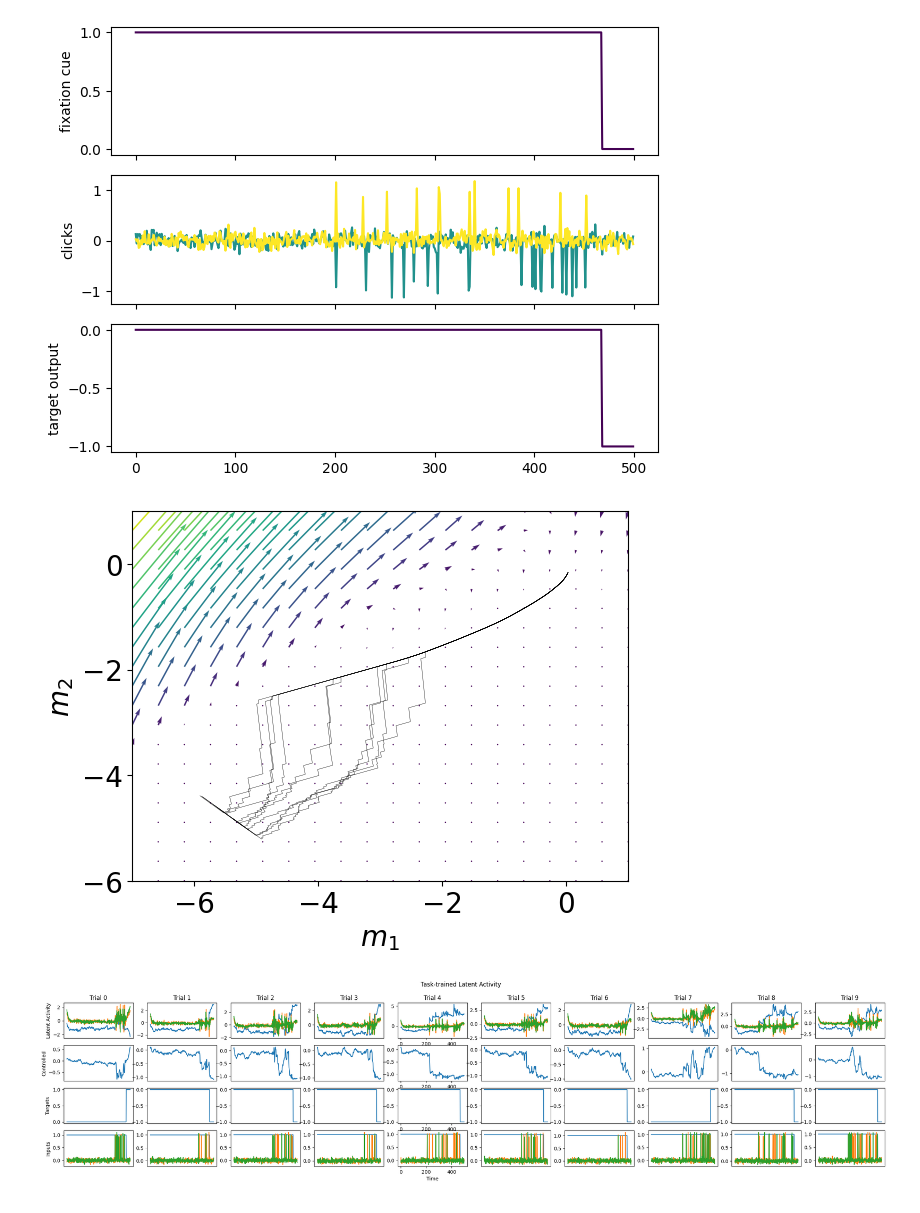
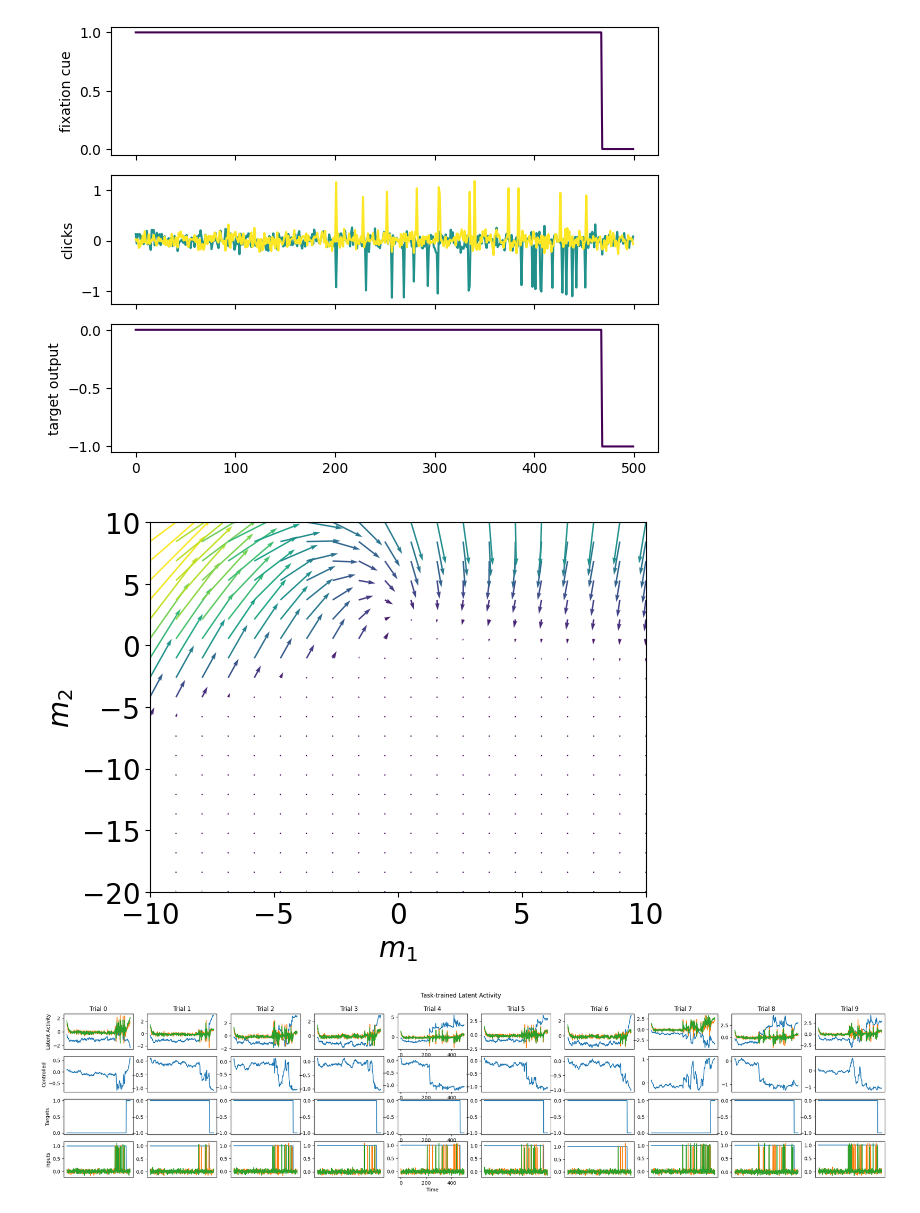
Before and after one commit to alejandradu/ComputationThruDynamicsBenchmark, a Jupyter notebook: examples/notebooks/PC_TT_analysis.ipynb, the cells around one changed output. Drawn from its saved outputs; the diff is of its cells as text; code cells hidden in the pictures.

```diff
--- a/examples/notebooks/PC_TT_analysis.ipynb
+++ b/examples/notebooks/PC_TT_analysis.ipynb
@@ -147,6 +201,8 @@ pc.render()
 # first very short training on PClicks - loss was 0 always and something is prob wrong
 from ctd.comparison.analysis.tt.tt import Analysis_TT
 import matplotlib.pyplot as plt
+import numpy as np
+import torch
 
 sweep = "/scratch/gpfs/ad2002/content/trained_models/task-trained/20250323_PClicks_NODE_grid"
 
@@ -176,36 +232,37 @@ node26 = Analysis_TT(run_name = "node32", filepath = sweep + "/" + r26 + "/")
 # node26.plot_trial_io(num_trials = 3)
 
 # # NOTE that running pca takes maximum variance and plotting the trajectories might magnify any noise in them
 
 # choose pca and/or tsne when >3 latents
 # node1.plot_trial_latents(num_trials = 100, reduce_3_latents=False, pca=True)
 # node14.plot_trial_latents(num_trials = 100, reduce_3_latents=False, pca=True)
 # node26.plot_trial_latents(num_trials = 100, reduce_3_latents=False, pca=True)
 
 # # NO FIXED POINTS SHOULD BE FOUND - then what is the point of DSAAAA
 # # plot the trajs and fixed points
 # node_pclicks_39_2lat.plot_fps(
 #                     num_traj=10,
 #                     n_inits=1024,
 #                     noise_scale=0.0,
 #                     learning_rate=1e-3,  # higher LR brings up spurious unstable points
 #                     max_iters=10000,
 #                     device="cpu",
 #                     seed=0,
 #                     compute_jacobians=True,
 #                     q_thresh=1e-6,
 #                     n_pca_components=3,
 #                     return_pca_model = False,
 #                     do_pca=False,
 #                     plot_only_points=False,
 #                     return_points = False,
 #                 )
 
-node1.plot_flow_field(latents_range = [[-7,1],[-6,1]], num_points = 20, inputs = None, xstar=None,
-                        q_flag=None, colors_fps=None, num_traj=10, cmap=plt.cm.viridis, scatter_trajectories=False,
+# MANUAL inputs: of shape (1, task_input_size)
+node1.plot_flow_field(latents_range = [[-10,10],[-20,10]], num_points = 20, inputs = torch.zeros(1,3), xstar=None,
+                        q_flag=None, colors_fps=None, num_traj=0, cmap=plt.cm.viridis, scatter_trajectories=False,
                         params = None, noiseless=False)
 # %% [output]
-[figure, old version]
+[figure, new version]
 # %%
 # FullRankRNN
 
```
Also changed, not shown: parts of 3 cells of this notebook, 9 other files.
